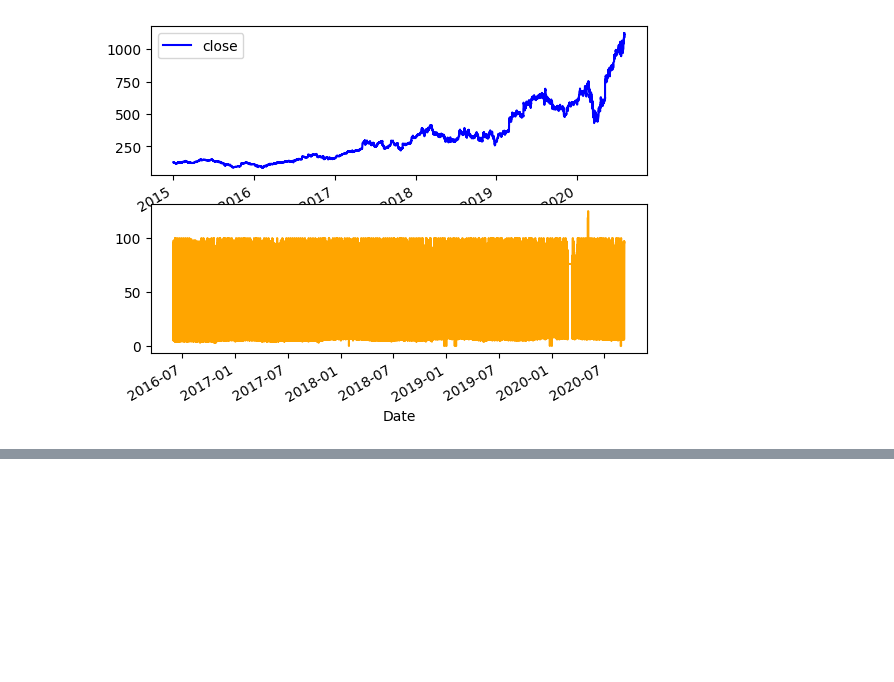
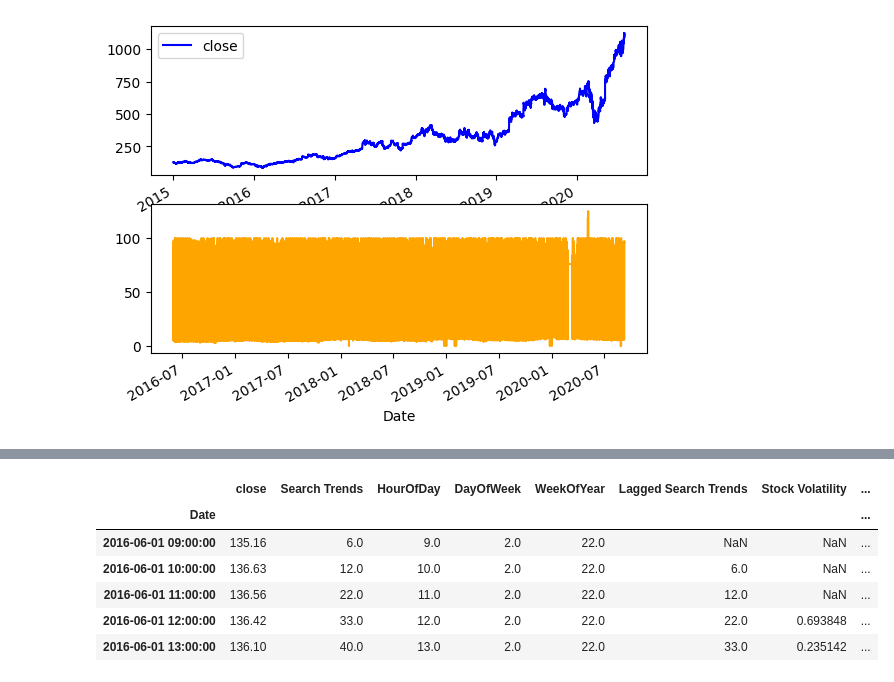
Before and after one commit to Shantesh123/Command_Line_Testing, a Jupyter notebook: Copy_of_!pip_install_prophet.ipynb, the cells around one changed output, grey strips where cells are left out. Cells and saved outputs as stored; diff of their text form; code cells hidden in the pictures; blank space fills up the shorter version.

```diff
--- a/Copy_of_!pip_install_prophet.ipynb
+++ b/Copy_of_!pip_install_prophet.ipynb
@@ -238,0 +290,16 @@ Date
+# %%
+df_combined['Hourly Stock Return'] = df_combined['close'].pct_change()
+df_combined.reset_index(drop=True, inplace=True)
+# Display the updated DataFrame
+df_combined.index=df_combined['Date']
+df_combined = df_combined.drop('Date', axis=1)
+display(df_combined.head())
+display(df_combined.tail())
+# %% [output]
+|  | close | Search Trends | HourOfDay | DayOfWeek | WeekOfYear | Lagged Search Trends | Stock Volatility | ... |
+| Date |  |  |  |  |  |  |  | ... |
+| 2016-06-01 09:00:00 | 135.16 | 6.0 | 9.0 | 2.0 | 22.0 | NaN | NaN | ... |
+| 2016-06-01 10:00:00 | 136.63 | 12.0 | 10.0 | 2.0 | 22.0 | 6.0 | NaN | ... |
+| 2016-06-01 11:00:00 | 136.56 | 22.0 | 11.0 | 2.0 | 22.0 | 12.0 | NaN | ... |
+| 2016-06-01 12:00:00 | 136.42 | 33.0 | 12.0 | 2.0 | 22.0 | 22.0 | 0.693848 | ... |
+| 2016-06-01 13:00:00 | 136.10 | 40.0 | 13.0 | 2.0 | 22.0 | 33.0 | 0.235142 | ... |
```
Also changed, not shown: parts of 12 cells of this notebook.
